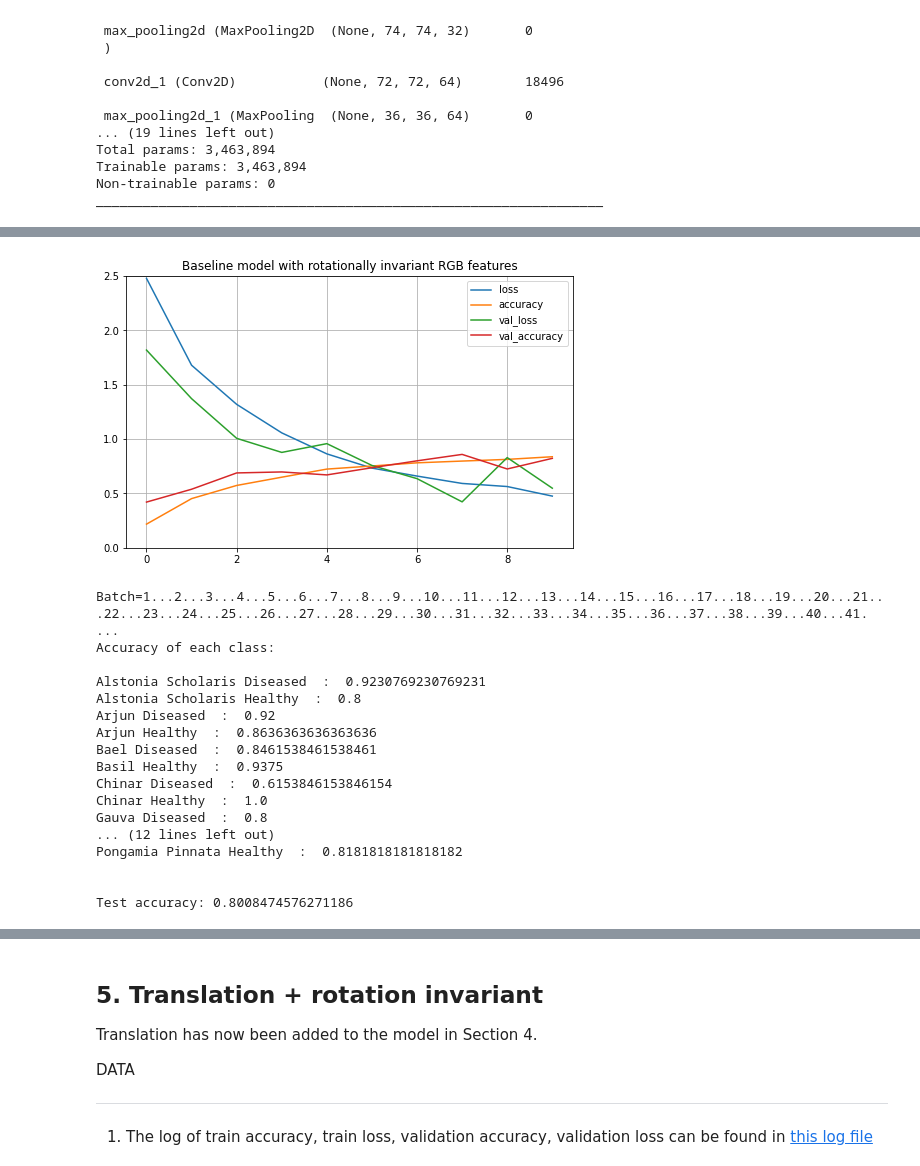
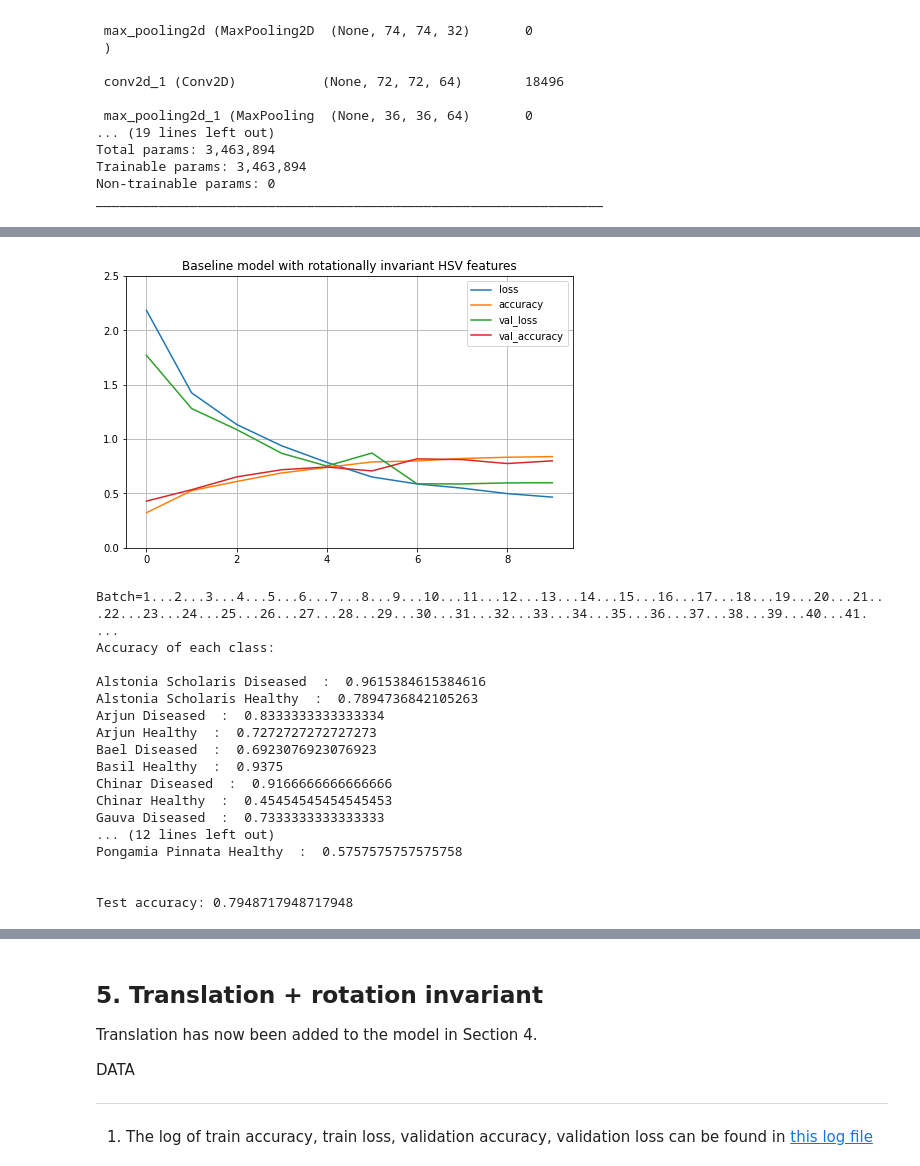
Before and after one commit to Harushii18/Research_Project_2022, a Jupyter notebook: cnn_healthy_diseased.ipynb, the cells around one changed output, grey strips where cells are left out. Cells and saved outputs as stored; diff of their text form; code cells hidden in the pictures.

```diff
--- a/cnn_healthy_diseased.ipynb
+++ b/cnn_healthy_diseased.ipynb
@@ -386,9 +391,14 @@ plotGraph(history, "Baseline model with Grayscale features")
 # %% [output]
 [figure]
 # %%
+#  ================================================
+#  USING THE LAST MODEL
+#  ================================================
+
+model = keras.models.load_model(r'Health_Diseased_Results\2. grayscale\gray_model.h5')
 
 # Testing the model
-labels, predictions=testModel(model, test_gen, "./Health_Diseased_Results/2. grayscale/gray_results.txt", "TEST RESULTS:\n\nGrayscale Test accuracy:", 117)
+labels, predictions=testModel(model, test_gen, "./Health_Diseased_Results/2. grayscale/gray_results.txt", "TEST RESULTS:\n\nGrayscale Test accuracy:", 116)
 # %% [output]
 Batch=1...2...3...4...5...6...7...8...9...10...11...12...13...14...15...16...17...18...19...20...21...22...23...24...25...26...27...28...29...30...31...32...33...34...35...36...37...38...39...40...41. ...
 Accuracy of each class:
@@ -551,9 +561,14 @@ plotGraph(history, "Baseline model with HSV features")
 # %% [output]
 [figure]
 # %%
+#  ================================================
+#  USING THE LAST MODEL
+#  ================================================
+
+model = keras.models.load_model(r'Health_Diseased_Results\3. hsv\hsv_model.h5')
 
 # Testing the model
-labels, predictions=testModel(model, test_gen, "./Health_Diseased_Results/3. hsv/hsv_results.txt", "TEST RESULTS:\n\nHSV Test accuracy:", 117)
+labels, predictions=testModel(model, test_gen, "./Health_Diseased_Results/3. hsv/hsv_results.txt", "TEST RESULTS:\n\nHSV Test accuracy:", 116)
 # %% [output]
 Batch=1...2...3...4...5...6...7...8...9...10...11...12...13...14...15...16...17...18...19...20...21...22...23...24...25...26...27...28...29...30...31...32...33...34...35...36...37...38...39...40...41. ...
 Accuracy of each class:
@@ -635,9 +650,9 @@ ______
 
 5. The results for the best model can be found in [this text file](./Health_Diseased_Results/4.%20rgb%20rot%20invariant/rot_inv_best_results.txt)
 # %%
-rot_data_gen=ImageDataGenerator(rescale=1./155, rotation_range=45, fill_mode='nearest', horizontal_flip=True, vertical_flip=True)
+rot_data_gen=ImageDataGenerator(rescale=1./155,  preprocessing_function = changeToHSV, rotation_range=20, fill_mode='nearest', horizontal_flip=True, vertical_flip=True)
 # keep test and validation normal
-all_data_gen=ImageDataGenerator(rescale=1./155)
+all_data_gen=ImageDataGenerator(rescale=1./155,  preprocessing_function = changeToHSV)
 
 # there is a 70-30 training, validation split on the data
 # this is without rotation invariance etc
@@ -677,8 +692,8 @@ _________________________________________________________________
 # %%
 # save the best model only
 earlyStopping=keras.callbacks.EarlyStopping(monitor='val_loss', patience=2)
-checkpt=keras.callbacks.ModelCheckpoint("./Health_Diseased_Results/4. rgb rot invariant/rgb_rot_best.h5", monitor='val_loss', save_best_only=True)
-csv_logger = CSVLogger('./Health_Diseased_Results/4. rgb rot invariant/rgb_rot.log', separator=',', append=True)
+checkpt=keras.callbacks.ModelCheckpoint("./Health_Diseased_Results/4. hsv rot invariant/hsv_rot_best.h5", monitor='val_loss', save_best_only=True)
+csv_logger = CSVLogger('./Health_Diseased_Results/4. hsv rot invariant/hsv_rot.log', separator=',', append=True)
 # %%
 history=model.fit(train_gen, steps_per_epoch=599, epochs=20, validation_data=valid_gen, validation_steps=40, callbacks=[csv_logger,earlyStopping,checkpt])
 # %% [output]
@@ -705,28 +720,35 @@ Epoch 10/20
 # %%
-plotGraph(history, 'Baseline model with rotationally invariant RGB features')
+plotGraph(history, 'Baseline model with rotationally invariant HSV features')
 # %% [output]
-[figure, old version]
+[figure, new version]
 # %%
+#  ================================================
+#  USING THE LAST MODEL
+#  ================================================
+
+# model = keras.models.load_model(r'Health_Diseased_Results\4. hsv rot invariant\model_all_inv.h5')
+
+
 # Testing the model
-labels, predictions=testModel(model, test_gen, "./Health_Diseased_Results/4. rgb rot invariant/all_inv_results.txt", "TEST RESULTS:\n\ROTATIONAL INVARIANCE Test accuracy:", 117)
+labels, predictions=testModel(model, test_gen, "./Health_Diseased_Results/4. hsv rot invariant/all_inv_results.txt", "TEST RESULTS:\n\ROTATIONAL INVARIANCE Test accuracy:", 116)
 # %% [output]
 Batch=1...2...3...4...5...6...7...8...9...10...11...12...13...14...15...16...17...18...19...20...21...22...23...24...25...26...27...28...29...30...31...32...33...34...35...36...37...38...39...40...41. ...
 Accuracy of each class:
 
-Alstonia Scholaris Diseased  :  0.9230769230769231
-Alstonia Scholaris Healthy  :  0.8
-Arjun Diseased  :  0.92
-Arjun Healthy  :  0.8636363636363636
-Bael Diseased  :  0.8461538461538461
+Alstonia Scholaris Diseased  :  0.9615384615384616
+Alstonia Scholaris Healthy  :  0.7894736842105263
+Arjun Diseased  :  0.8333333333333334
+Arjun Healthy  :  0.7272727272727273
+Bael Diseased  :  0.6923076923076923
 Basil Healthy  :  0.9375
-Chinar Diseased  :  0.6153846153846154
-Chinar Healthy  :  1.0
-Gauva Diseased  :  0.8
+Chinar Diseased  :  0.9166666666666666
+Chinar Healthy  :  0.45454545454545453
+Gauva Diseased  :  0.7333333333333333
 ... (12 lines left out)
-Pongamia Pinnata Healthy  :  0.8181818181818182
+Pongamia Pinnata Healthy  :  0.5757575757575758
 
 
-Test accuracy: 0.8008474576271186
+Test accuracy: 0.7948717948717948
 # %%
 plotConfusionMatrix(labels,predictions,test_gen)
 # %% [output]
```
Also changed, not shown: parts of 23 cells of this notebook, 21 other files.
